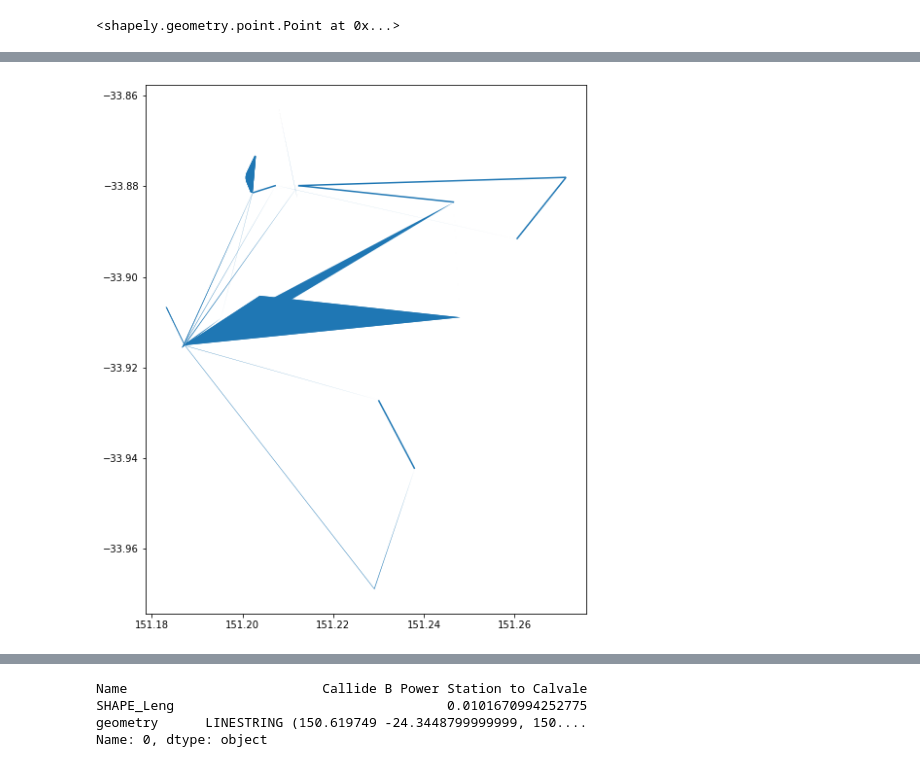
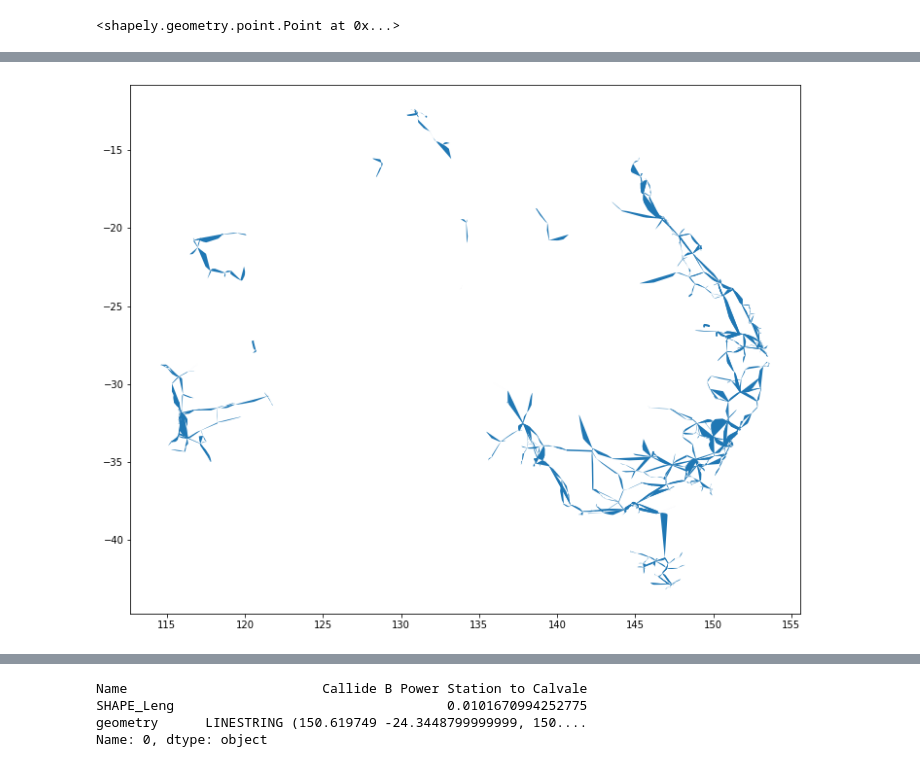
Before and after one commit to EvJ-5903/Transmission-Lines, a Jupyter notebook: Data Collection.ipynb, the cells around one changed output, grey strips where cells are left out. Drawn from its saved outputs; the diff is of its cells as text; code cells hidden in the pictures.

Commit message:
UPDATE ON TRANSMISSION LINES DATASET

```diff
--- a/Data Collection.ipynb
+++ b/Data Collection.ipynb
@@ -131,7 +139,7 @@ burbs.sample(2)
 # %%
 cols_to_drop = ["DESCRIPTON", "NSW_LOCA_3", "NSW_LOCA_4","NSW_LOCA_5","NSW_LOCA_7", "DT_RETIRE"]
-burbs.drop(cols_to_drop, axis=1, inplace=True, errors="ignore")
-burbs.head(2)
+transmissionlines_visual.drop(cols_to_drop, axis=1, inplace=True, errors="ignore")
+transmissionlines_visual.head(2)
 # %% [output]
 |  | Name | descriptio | tessellate | visibility | COMMENT | FEATURETYP | SHAPE_Leng | NAME2 | OBJECTID | ... |
 | 0 | Callide B Power Station to Calvale | None | 1 | 1 | None | Transmission Line | 0.0101670994252775 | Callide B Power Station to Calvale | 1 | ... |
@@ -172,8 +196,8 @@ Name: 0, dtype: object
 def add_centroid(row):
     return row.geometry.centroid
 
-burbs["centroid"] = burbs.apply(add_centroid, axis=1)
+transmissionlines_visual["centroid"] = transmissionlines_visual.apply(add_centroid, axis=1)
 
-burbs.sample(2)
+transmissionlines_visual.sample(2)
 # %% [output]
 |  | Name | descriptio | tessellate | visibility | COMMENT | FEATURETYP | SHAPE_Leng | NAME2 | OBJECTID | ... |
@@ -194,4 +222,4 @@ burbs.centroid.plot()
 # %%
-right_here = shapely.geometry.point.Point(151.2299732, -33.9178754)
-burbs["distance_from_UNSW"] = burbs.centroid.distance(right_here)
+right_here = shapely.geometry.point.Point(147.0167, -32.16333)
+transmissionlines_visual["distance_from_centre_NSW"] = transmissionlines_visual.centroid.distance(right_here)
 # %%
@@ -206,0 +231,7 @@ close_burbs.plot();
+# %%
+fig , ax = plt.subplots(1,1)
+ausmap = gp.GeoDataFrame.from_file('aust_cd66states.shp')
+ausmap.set_crs(epsg=5234, inplace=True, allow_override=True)
+ausmap.plot(ax=ax, color='#ffffff', edgecolor='#000000')
+close_transmissionlines_visual = transmissionlines_visual[transmissionlines_visual.distance_from_centre_NSW < 50]
+close_transmissionlines_visual.plot(ax=ax, column='distance_from_centre_NSW', cmap='cool',legend=True)
@@ -207,5 +241,5 @@ close_burbs.plot();
 # %%
-close_burbs.geometry.convex_hull.plot();
+close_transmissionlines_visual.geometry.convex_hull.plot();
 # %% [output]
-[figure, old version]
+[figure, new version]
 # %%
```
Also changed, not shown: parts of 23 cells of this notebook, 3 other files.
